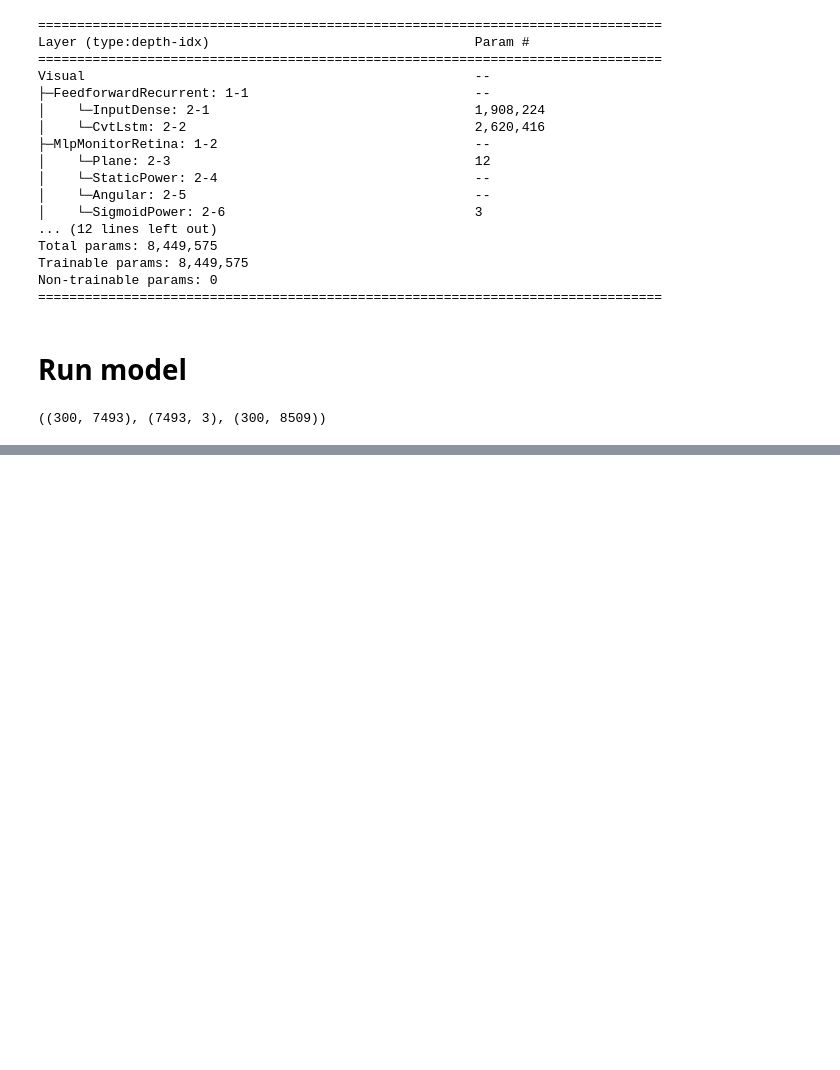
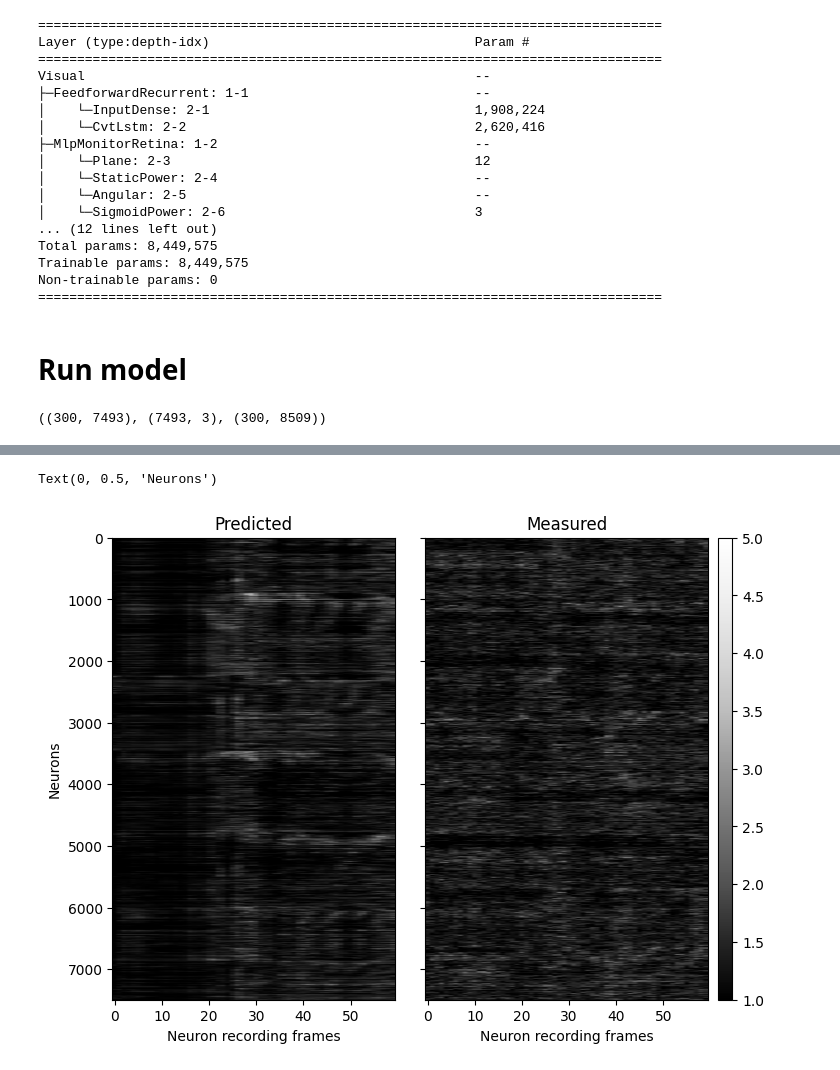
Before and after one commit to vijk777/fnn, a Jupyter notebook: demos/tinker.ipynb, the cells around one changed output, grey strips where cells are left out. Drawn from its saved outputs; the diff is of its cells as text; code cells hidden in the pictures; blank space fills up the shorter version.

```diff
--- a/demos/tinker.ipynb
+++ b/demos/tinker.ipynb
@@ -162,0 +207,27 @@ Text(0, 0.5, 'Time')
+# %%
+
+# Create a figure
+fig = plt.figure(figsize=(8, 6))
+
+# Create an ImageGrid with a single colorbar for the entire grid
+grid = ImageGrid(fig, 111,  # similar to subplot(111)
+                 nrows_ncols=(1, 2),
+                 axes_pad=0.3,
+                 aspect=False,
+                 share_all=True,  # share x and y axes between all subplots
+                 cbar_mode="single",  # use a single colorbar for the grid
+                 cbar_location="right",
+                 cbar_pad=0.1,
+                 )
+ax = grid.axes_all
+ax[0].imshow(pred_ds.T, aspect="auto", vmin=1, vmax=5, cmap="Grays_r")
+ax[0].set_title("Predicted")
+im = ax[1].imshow(unit_gt_ds.T, aspect="auto", vmin=1, vmax=5, cmap="Grays_r")
+ax[1].set_title("Measured")
+grid.cbar_axes[0].colorbar(im)
+ax[0].set_xlabel("Neuron recording frames")
+ax[1].set_xlabel("Neuron recording frames")
+ax[0].set_ylabel("Neurons")
+# %% [output]
+Text(0, 0.5, 'Neurons')
+[figure, added]
```
Also changed, not shown: parts of 48 cells of this notebook.
